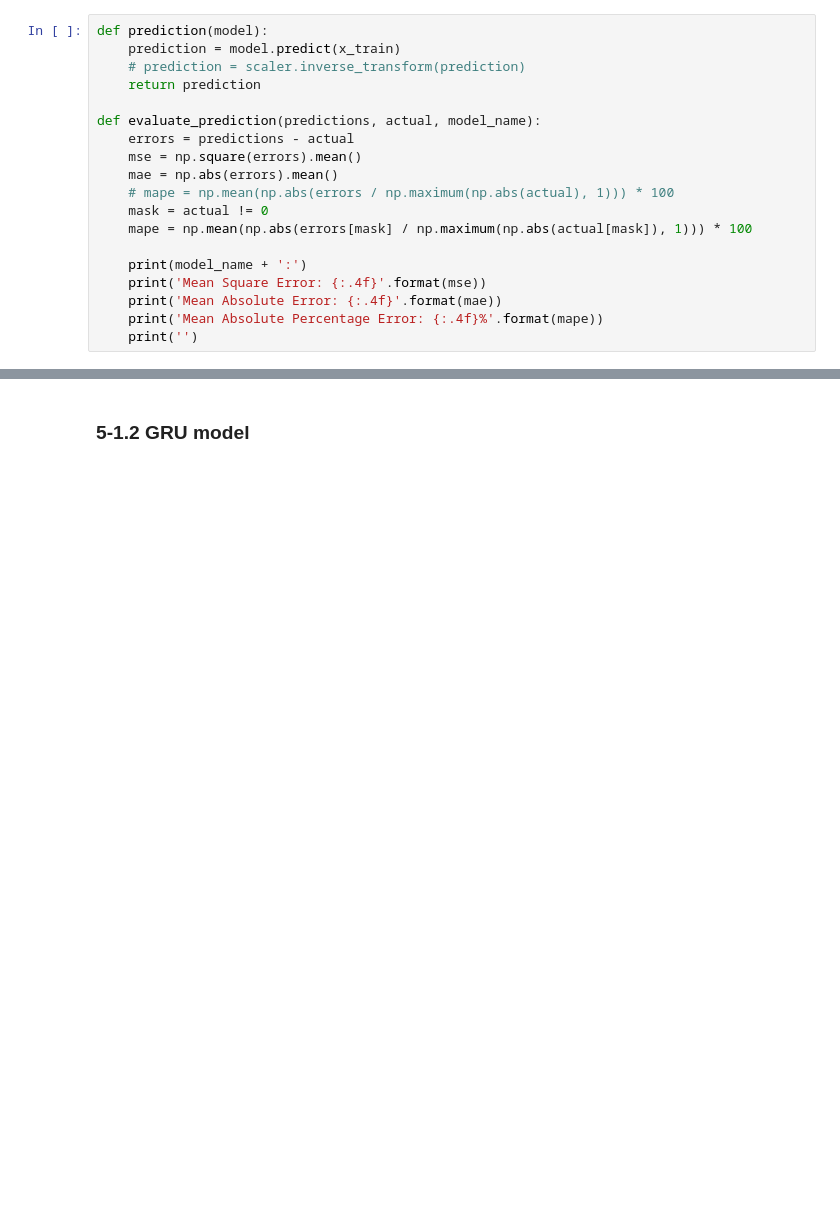
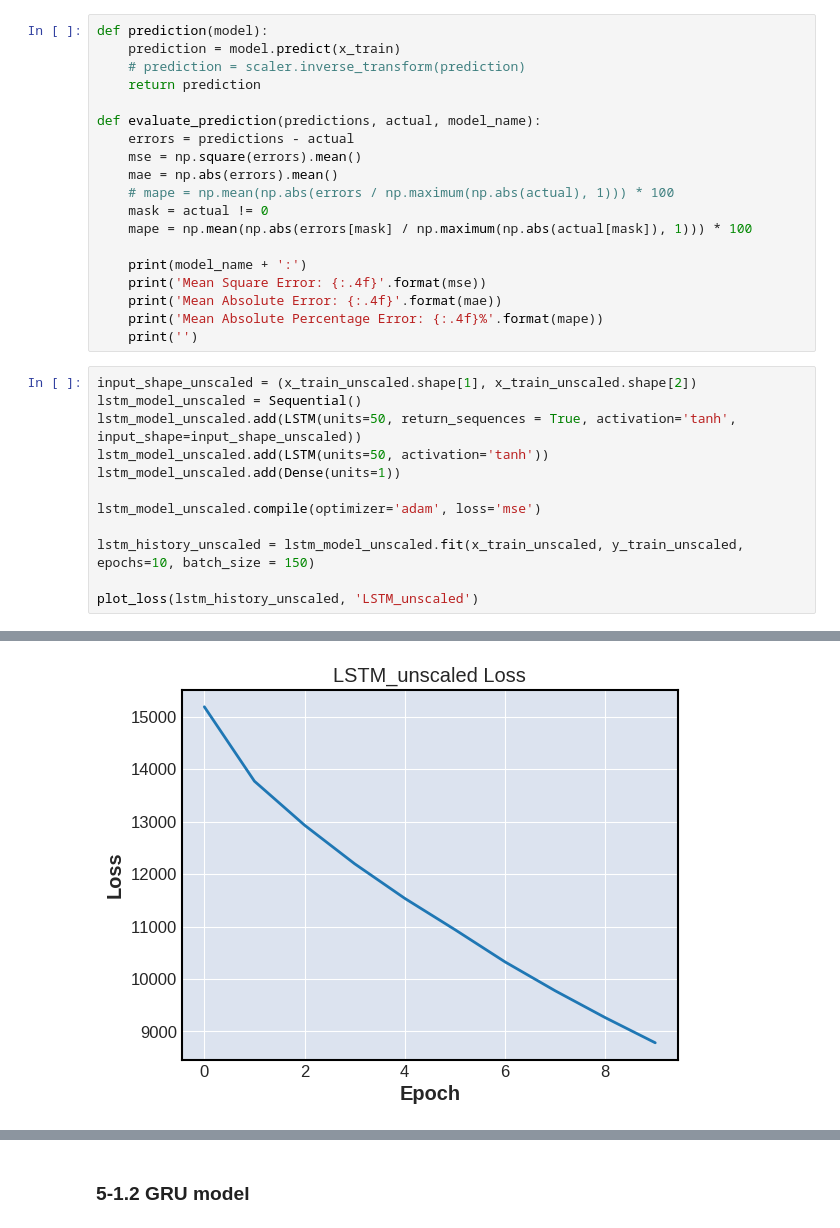
Before and after one commit to pooyaaf/Neural-Networks-Deep-Learning, a Jupyter notebook: Homework/HomeWork4/NNDL_HW4/Q1/Question_1_Time_series_prediction.ipynb, the cells around one changed output, grey strips where cells are left out. Cells and saved outputs as stored; diff of their text form; blank space fills up the shorter version.

```diff
--- a/Homework/HomeWork4/NNDL_HW4/Q1/Question_1_Time_series_prediction.ipynb
+++ b/Homework/HomeWork4/NNDL_HW4/Q1/Question_1_Time_series_prediction.ipynb
@@ -541,3 +464,16 @@ def evaluate_prediction(predictions, actual, model_name):
     print('Mean Absolute Error: {:.4f}'.format(mae))
     print('Mean Absolute Percentage Error: {:.4f}%'.format(mape))
     print('')
+# %%
+input_shape_unscaled = (x_train_unscaled.shape[1], x_train_unscaled.shape[2])
+lstm_model_unscaled = Sequential()
+lstm_model_unscaled.add(LSTM(units=50, return_sequences = True, activation='tanh', input_shape=input_shape_unscaled))
+lstm_model_unscaled.add(LSTM(units=50, activation='tanh'))
+lstm_model_unscaled.add(Dense(units=1))
+
+lstm_model_unscaled.compile(optimizer='adam', loss='mse')
+
+lstm_history_unscaled = lstm_model_unscaled.fit(x_train_unscaled, y_train_unscaled, epochs=10, batch_size = 150)
+
+plot_loss(lstm_history_unscaled, 'LSTM_unscaled')
+# %% [output]
@@ -544,3 +500,4 @@ def evaluate_prediction(predictions, actual, model_name):
+[figure, added]
 # %%
 lstm_model = Sequential()
 lstm_model.add(LSTM(units=50, return_sequences = True, activation='tanh', input_shape=input_shape))
```
Also changed, not shown: parts of 49 cells of this notebook.
